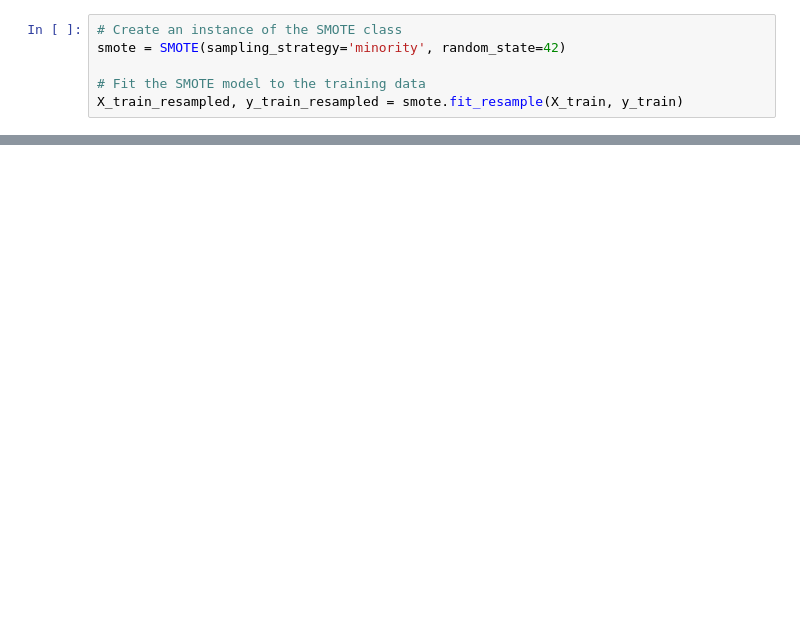
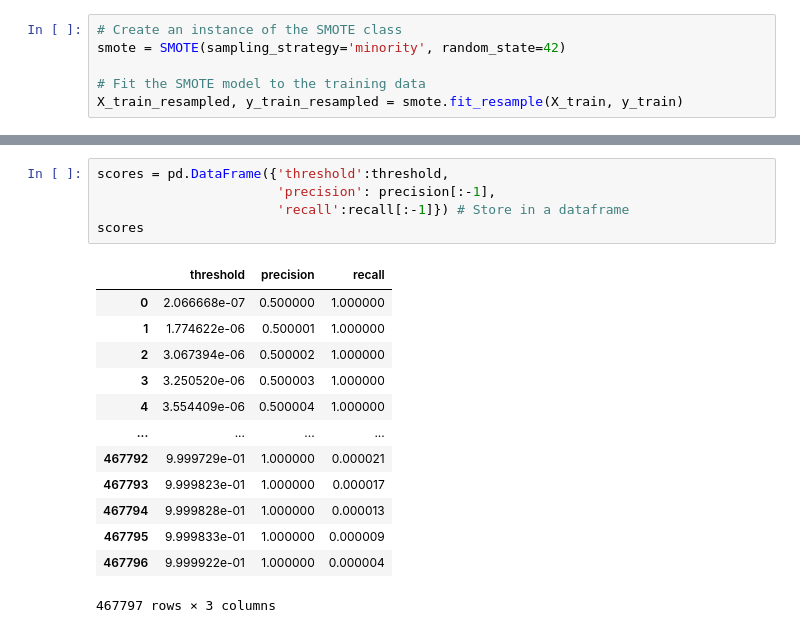
Before and after one commit to mariamorskovatykh/coding_challenge, a Jupyter notebook: affinity_modelling.ipynb, the cells around one changed output, grey strips where cells are left out. Drawn from its saved outputs; the diff is of its cells as text; blank space fills up the shorter version.

```diff
--- a/affinity_modelling.ipynb
+++ b/affinity_modelling.ipynb
@@ -479,0 +544,19 @@ It is now far better. We can also try to find good precision-recall tradeoff and
+# %%
+scores = pd.DataFrame({'threshold':threshold,
+                       'precision': precision[:-1],
+                       'recall':recall[:-1]}) # Store in a dataframe
+scores
+# %% [output]
+|  | threshold | precision | recall |
+| 0 | 2.066668e-07 | 0.500000 | 1.000000 |
+| 1 | 1.774622e-06 | 0.500001 | 1.000000 |
+| 2 | 3.067394e-06 | 0.500002 | 1.000000 |
+| 3 | 3.250520e-06 | 0.500003 | 1.000000 |
+| 4 | 3.554409e-06 | 0.500004 | 1.000000 |
+| ... | ... | ... | ... |
+| 467792 | 9.999729e-01 | 1.000000 | 0.000021 |
+| 467793 | 9.999823e-01 | 1.000000 | 0.000017 |
+| 467794 | 9.999828e-01 | 1.000000 | 0.000013 |
+| 467795 | 9.999833e-01 | 1.000000 | 0.000009 |
+| 467796 | 9.999922e-01 | 1.000000 | 0.000004 |
+467797 rows × 3 columns
```
Also changed, not shown: parts of 74 cells of this notebook.
